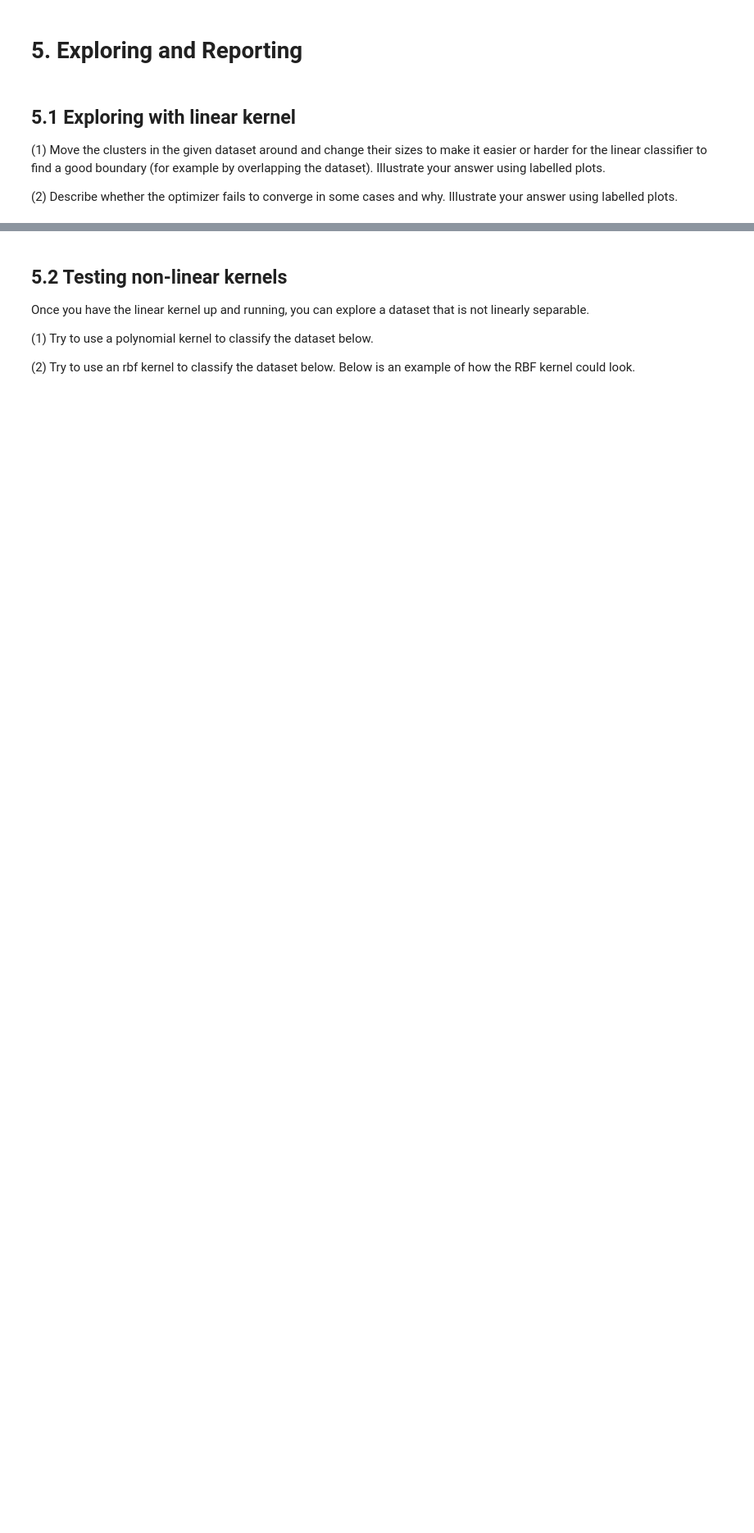
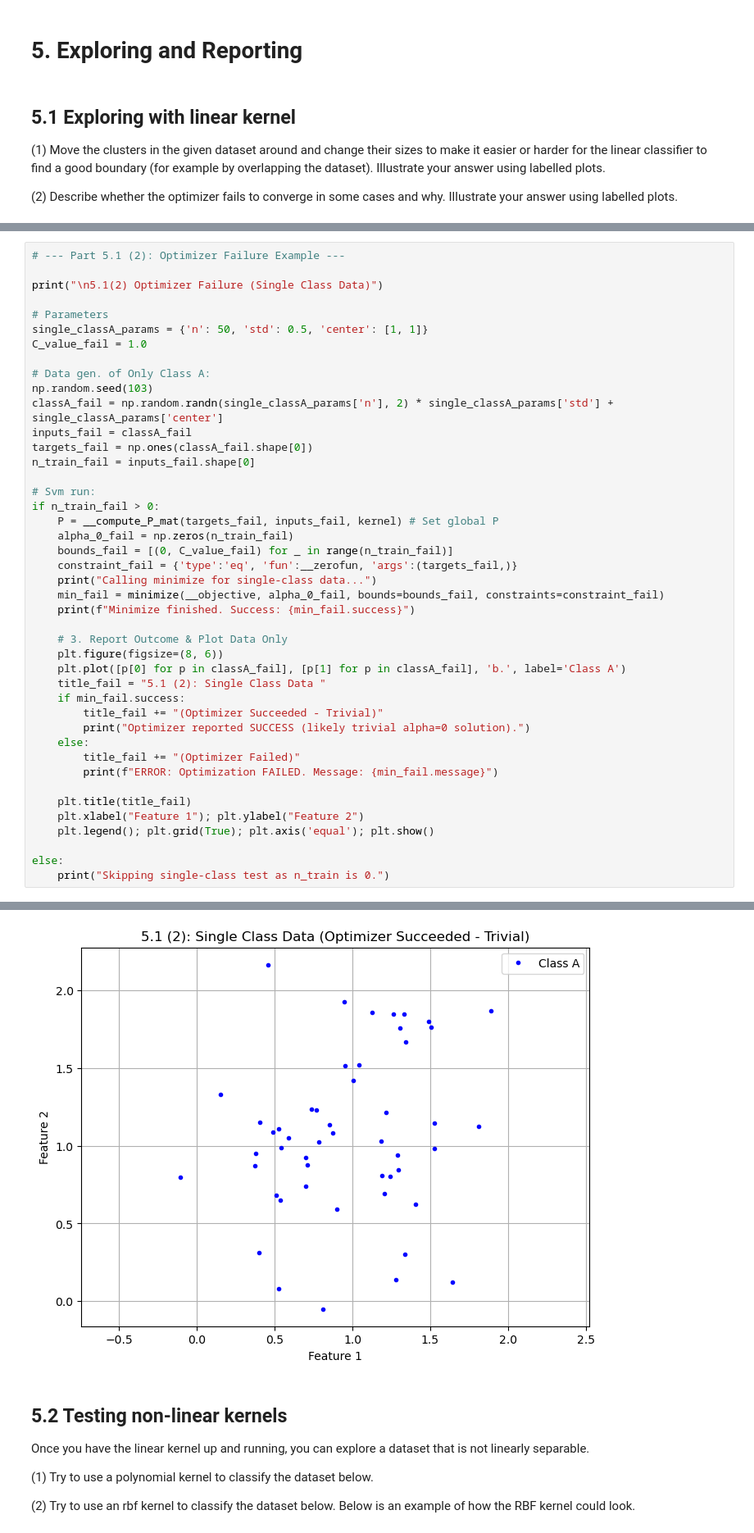
Before and after one commit to adeildovieira/Machine-Learning-Projects, a Jupyter notebook: Support-Vector-Machine_SVM/SVM_assignment_Adeildo-Vieira.ipynb, the cells around one changed output, grey strips where cells are left out. Shown at 82% size. Cells and saved outputs as stored; diff of their text form; blank space fills up the shorter version.

```diff
--- a/Support-Vector-Machine_SVM/SVM_assignment_Adeildo-Vieira.ipynb
+++ b/Support-Vector-Machine_SVM/SVM_assignment_Adeildo-Vieira.ipynb
@@ -314,0 +450,44 @@ plot(classA, classB)
+# %%
+# --- Part 5.1 (2): Optimizer Failure Example ---
+
+print("\n5.1(2) Optimizer Failure (Single Class Data)")
+
+# Parameters
+single_classA_params = {'n': 50, 'std': 0.5, 'center': [1, 1]}
+C_value_fail = 1.0
+
+# Data gen. of Only Class A:
+np.random.seed(103)
+classA_fail = np.random.randn(single_classA_params['n'], 2) * single_classA_params['std'] + single_classA_params['center']
+inputs_fail = classA_fail
+targets_fail = np.ones(classA_fail.shape[0])
+n_train_fail = inputs_fail.shape[0]
+
+# Svm run:
+if n_train_fail > 0:
+    P = __compute_P_mat(targets_fail, inputs_fail, kernel) # Set global P
+    alpha_0_fail = np.zeros(n_train_fail)
+    bounds_fail = [(0, C_value_fail) for _ in range(n_train_fail)]
+    constraint_fail = {'type':'eq', 'fun':__zerofun, 'args':(targets_fail,)}
+    print("Calling minimize for single-class data...")
+    min_fail = minimize(__objective, alpha_0_fail, bounds=bounds_fail, constraints=constraint_fail)
+    print(f"Minimize finished. Success: {min_fail.success}")
+
+    # 3. Report Outcome & Plot Data Only
+    plt.figure(figsize=(8, 6))
+    plt.plot([p[0] for p in classA_fail], [p[1] for p in classA_fail], 'b.', label='Class A')
+    title_fail = "5.1 (2): Single Class Data "
+    if min_fail.success:
+        title_fail += "(Optimizer Succeeded - Trivial)"
+        print("Optimizer reported SUCCESS (likely trivial alpha=0 solution).")
+    else:
+        title_fail += "(Optimizer Failed)"
+        print(f"ERROR: Optimization FAILED. Message: {min_fail.message}")
+
+    plt.title(title_fail)
+    plt.xlabel("Feature 1"); plt.ylabel("Feature 2")
+    plt.legend(); plt.grid(True); plt.axis('equal'); plt.show()
+
+else:
+    print("Skipping single-class test as n_train is 0.")
+# %% [output]
@@ -315,3 +498,4 @@ plot(classA, classB)
+[figure, added]
 # %% [markdown]
 ## 5.2 Testing non-linear kernels
 Once you have the linear kernel up and running, you can explore a dataset that is not linearly separable.
```
Also changed, not shown: parts of 13 cells of this notebook.
